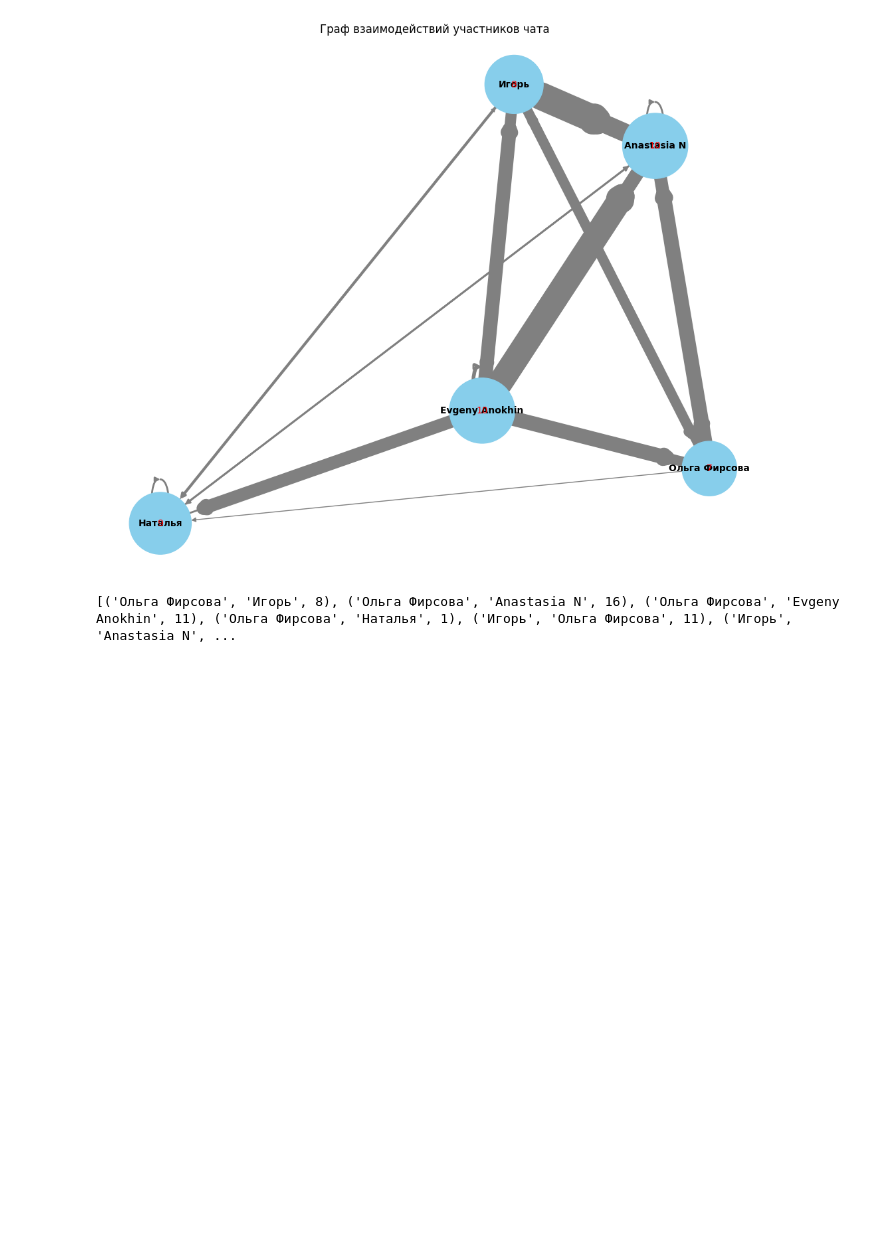
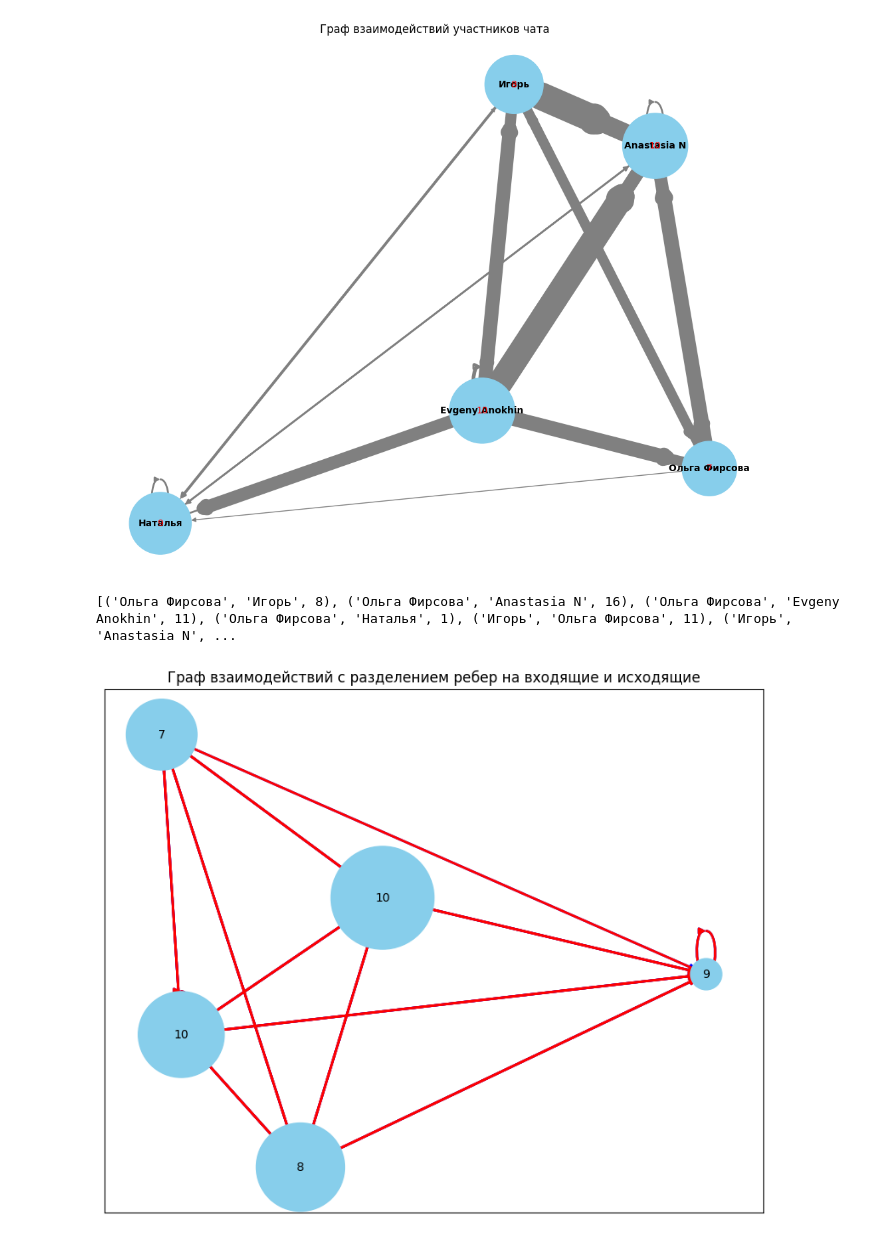
Before and after one commit to PanarinI/MindMirror, a Jupyter notebook: notebooks/data_explore.ipynb, the cells around one changed output. Cells and saved outputs as stored; diff of their text form; code cells hidden in the pictures; blank space fills up the shorter version.

Commit message:
динамический граф с накоплением почти готов_есть пара ошибок

```diff
--- a/notebooks/data_explore.ipynb
+++ b/notebooks/data_explore.ipynb
@@ -206,3 +132,103 @@ if __name__ == "__main__":
 # %% [output]
 [figure]
 [('Ольга Фирсова', 'Игорь', 8), ('Ольга Фирсова', 'Anastasia N', 16), ('Ольга Фирсова', 'Evgeny Anokhin', 11), ('Ольга Фирсова', 'Наталья', 1), ('Игорь', 'Ольга Фирсова', 11), ('Игорь', 'Anastasia N', ...
+# %%
+import json
+import pandas as pd
+import networkx as nx
+import matplotlib.pyplot as plt
+import os
+
+# Функция для загрузки данных из JSON файла
+def load_chat_data(file_path):
+    """
+    Загружает данные чата из JSON-файла и возвращает DataFrame сообщений.
+    """
+    try:
+        with open(file_path, 'r', encoding='utf-8') as file:
+            data = json.load(file)
+        messages = pd.DataFrame(data['messages'])
+        return messages
+    except Exception as e:
+        print(f"Ошибка загрузки данных: {e}")
+        return None
+
+# Функция для построения графа взаимодействий
+def build_interaction_graph(messages):
+    """
+    Создает граф взаимодействий участников чата на основе ответов на сообщения.
+    """
+    graph = nx.DiGraph()
+    # Добавляем связи в граф
+    for _, msg in messages.iterrows():
+        if 'reply_to_message_id' in msg and msg['reply_to_message_id']:
+            reply_author = messages.loc[messages['id'] == msg['reply_to_message_id'], 'from']
+            if not reply_author.empty:
+                sender = msg['from']
+                receiver = reply_author.iloc[0]
+                if graph.has_edge(sender, receiver):
+                    graph[sender][receiver]['weight'] += 1
+                else:
+                    graph.add_edge(sender, receiver, weight=1)
+    return graph
+
+# Функция для разделения ребер на входящие и исходящие
+def calculate_edge_colors(graph):
+    """
+    Возвращает списки исходящих и входящих ребер.
+    """
+    edges_out = [(u, v) for u, v in graph.edges()]
+    edges_in = [(v, u) for u, v in graph.edges()]
+    return edges_out, edges_in
+
+# Функция для визуализации графа с разделением ребер
+def visualize_split_edges(graph):
+    """
+    Визуализирует граф с разделением ребер на входящие и исходящие.
+    """
+    plt.figure(figsize=(10, 8))
+    pos = nx.spring_layout(graph)
+
+    # Рассчитываем размеры узлов
+    node_sizes = [sum(data['weight'] for _, _, data in graph.edges(node, data=True)) * 100 for node in graph.nodes()]
+
+    # Разделяем ребра
+    edges_out, edges_in = calculate_edge_colors(graph)
+
+    # Рисуем исходящие ребра (синий цвет)
+    nx.draw_networkx_edges(graph, pos, edgelist=edges_out, edge_color="blue", arrows=True, width=2)
+
+    # Рисуем входящие ребра (красный цвет)
+    nx.draw_networkx_edges(graph, pos, edgelist=edges_in, edge_color="red", arrows=True, width=2)
+
+    # Рисуем узлы
+    nx.draw_networkx_nodes(graph, pos, node_size=node_sizes, node_color="skyblue")
+
+    # Рисуем подписи узлов
+    labels = {node: f"{graph.degree(node)}" for node in graph.nodes()}
+    nx.draw_networkx_labels(graph, pos, labels=labels, font_size=10, font_color="black")
+
+    plt.title("Граф взаимодействий с разделением ребер на входящие и исходящие")
+    plt.show()
+
+# Основная программа
+if __name__ == "__main__":
+    # Путь к файлу данных
+    current_dir = os.getcwd()
+    file_path = os.path.join(current_dir, 'data', 'sample.json')  # Укажите правильный путь к вашему JSON
+
+    # Загружаем данные
+    chat_data = load_chat_data(file_path)
+
+    if chat_data is not None:
+        # Построение графа взаимодействий
+        interaction_graph = build_interaction_graph(chat_data)
+
+        # Визуализация графа
+        visualize_split_edges(interaction_graph)
+
+        # Подсчет взаимодействий
+        interaction_counts = [(u, v, d['weight']) for u, v, d in interaction_graph.edges(data=True)]
+        print(interaction_counts)
+# %% [output]
+[figure, added]
```
Also changed, not shown: parts of 11 cells of this notebook, 27 other files.
